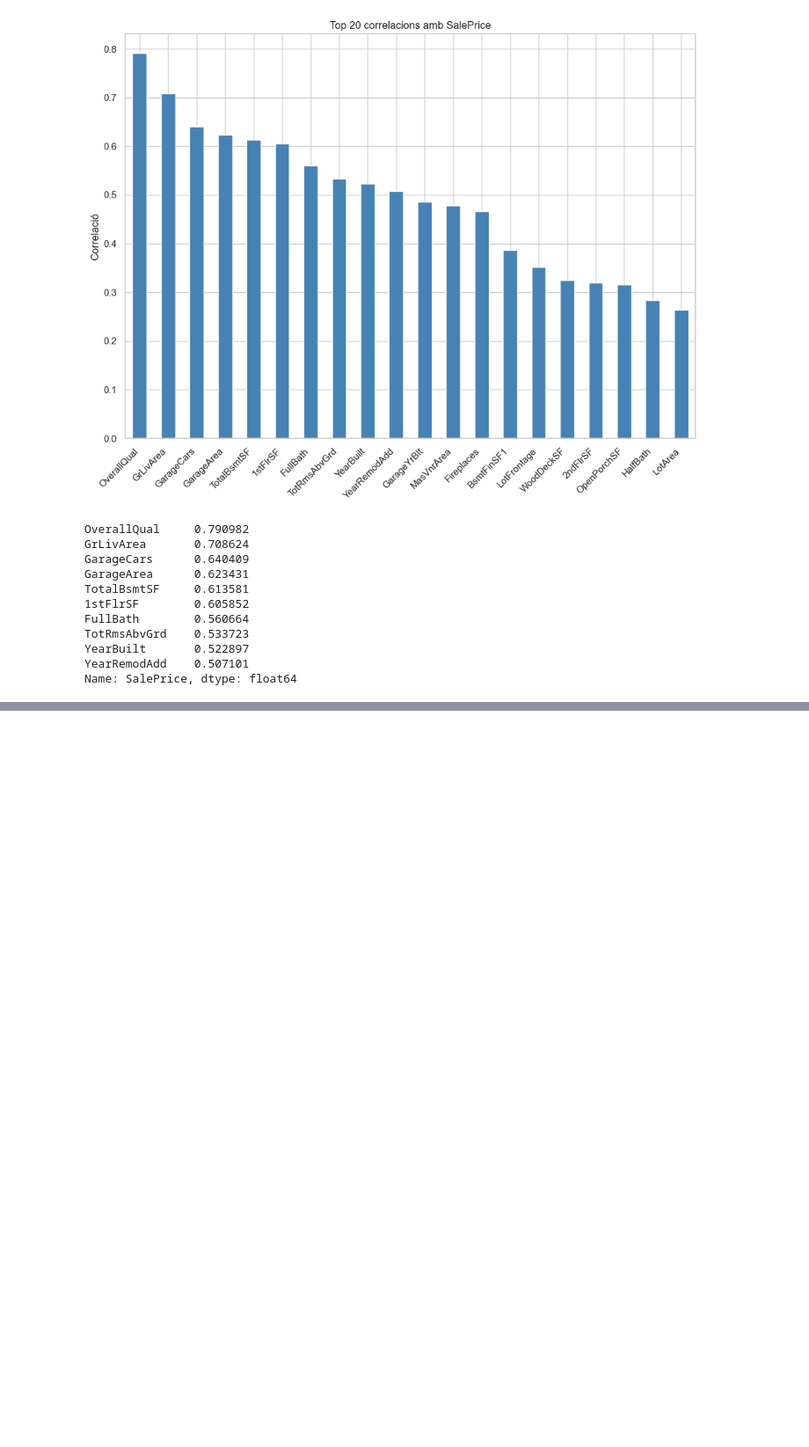
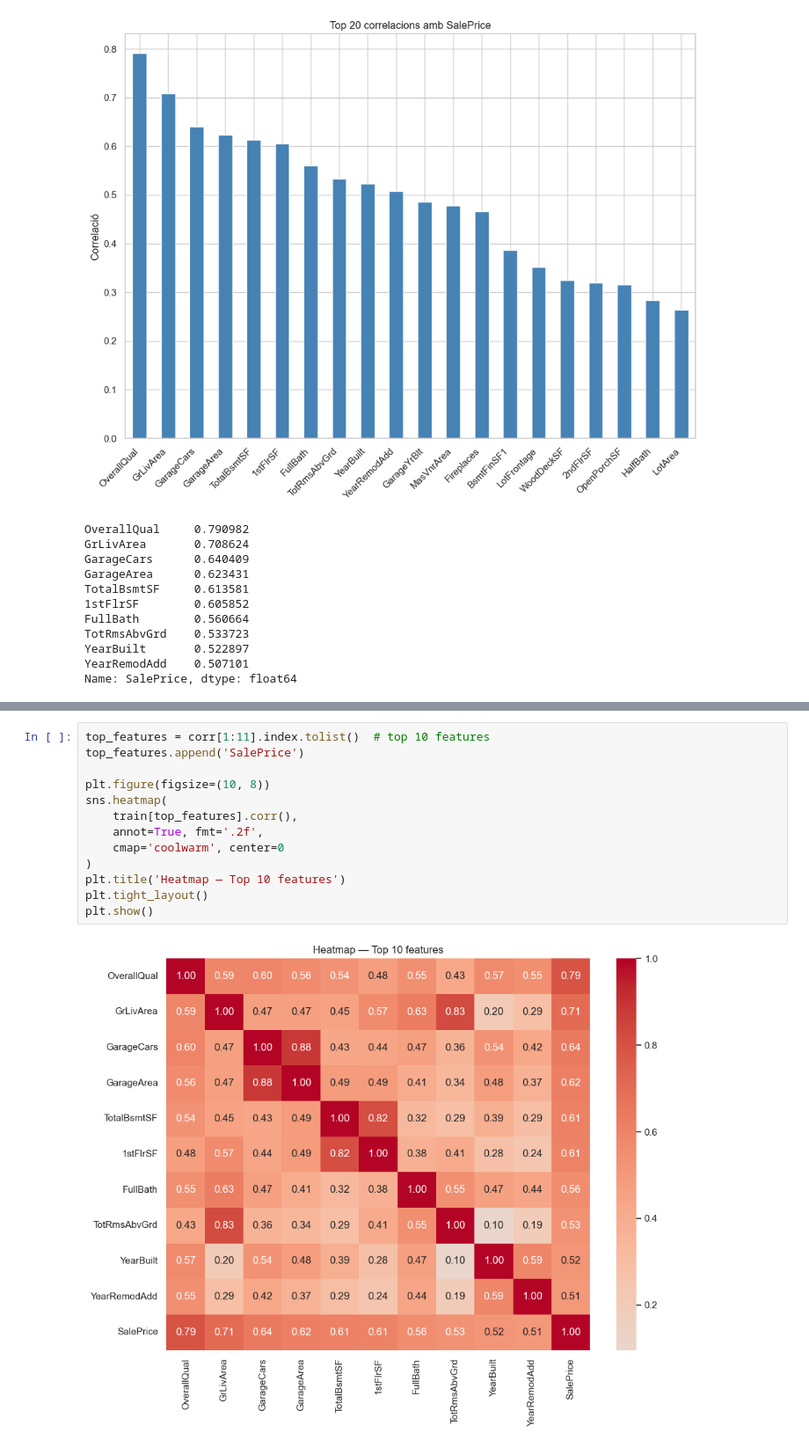
Before and after one commit to Carontsubs/kaggle-house-prices, a Jupyter notebook: notebooks/01_EDA.ipynb, the cells around one changed output, grey strips where cells are left out. Shown at 88% size. Cells and saved outputs as stored; diff of their text form; blank space fills up the shorter version.

```diff
--- a/notebooks/01_EDA.ipynb
+++ b/notebooks/01_EDA.ipynb
@@ -136,0 +155,15 @@ Name: SalePrice, dtype: float64
+# %%
+top_features = corr[1:11].index.tolist()  # top 10 features
+top_features.append('SalePrice')
+
+plt.figure(figsize=(10, 8))
+sns.heatmap(
+    train[top_features].corr(),
+    annot=True, fmt='.2f',
+    cmap='coolwarm', center=0
+)
+plt.title('Heatmap — Top 10 features')
+plt.tight_layout()
+plt.show()
+# %% [output]
+[figure, added]
```
Also changed, not shown: parts of 1 cell of this notebook.
